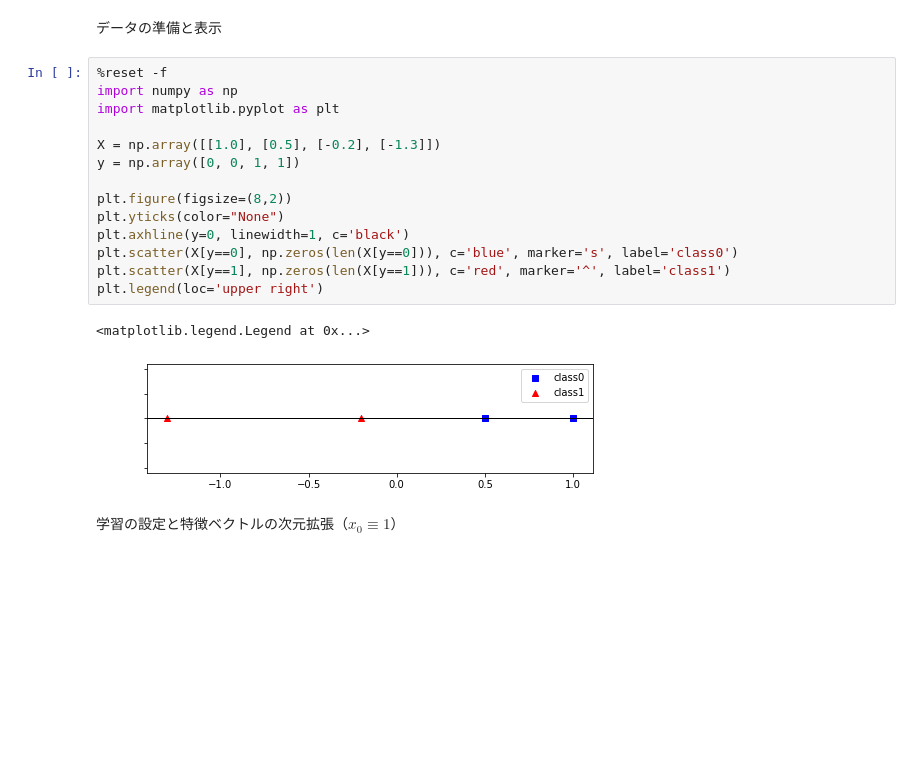
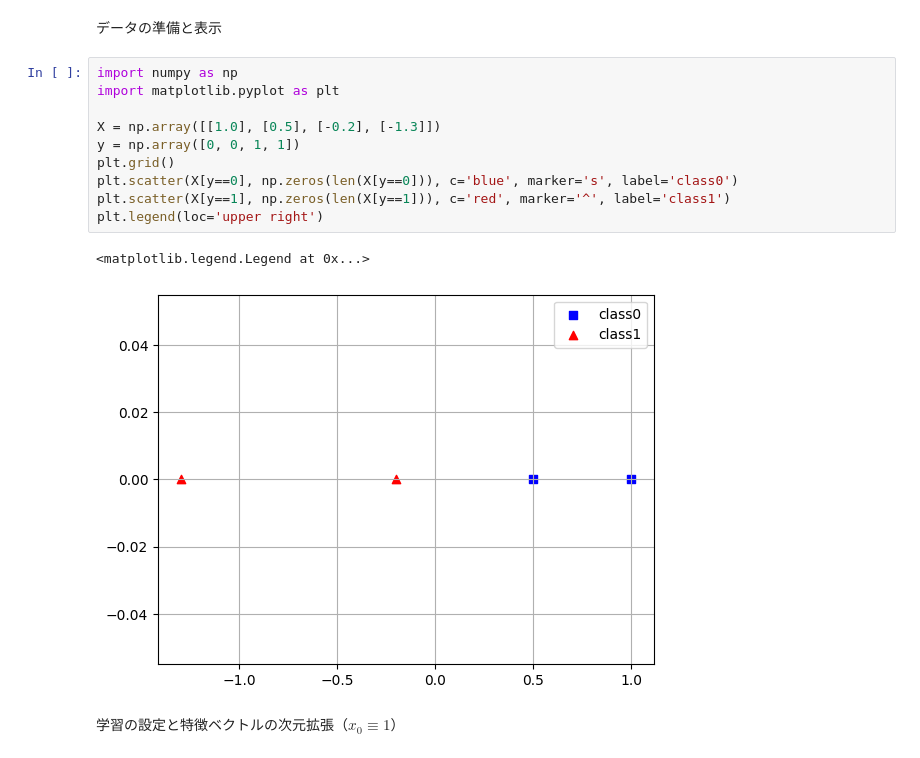
Before and after one commit to MasahiroAraki/SpeechRecognition, a Jupyter notebook: Python/chap04.ipynb, the cells around one changed output. Cells and saved outputs as stored; diff of their text form; blank space fills up the shorter version.

```diff
--- a/Python/chap04.ipynb
+++ b/Python/chap04.ipynb
@@ -16,22 +18,18 @@
 # %% [markdown]
 データの準備と表示
 # %%
-%reset -f
 import numpy as np
 import matplotlib.pyplot as plt
 
 X = np.array([[1.0], [0.5], [-0.2], [-1.3]])
 y = np.array([0, 0, 1, 1])
-
-plt.figure(figsize=(8,2))
-plt.yticks(color="None")
-plt.axhline(y=0, linewidth=1, c='black')
+plt.grid()
 plt.scatter(X[y==0], np.zeros(len(X[y==0])), c='blue', marker='s', label='class0')
 plt.scatter(X[y==1], np.zeros(len(X[y==1])), c='red', marker='^', label='class1')
 plt.legend(loc='upper right')
 # %% [output]
 <matplotlib.legend.Legend at 0x...>
-[figure, old version]
+[figure, new version]
 # %% [markdown]
 学習の設定と特徴ベクトルの次元拡張（$x_0 \equiv 1$）
 # %%
```
Also changed, not shown: parts of 13 cells of this notebook, 3 other files.
